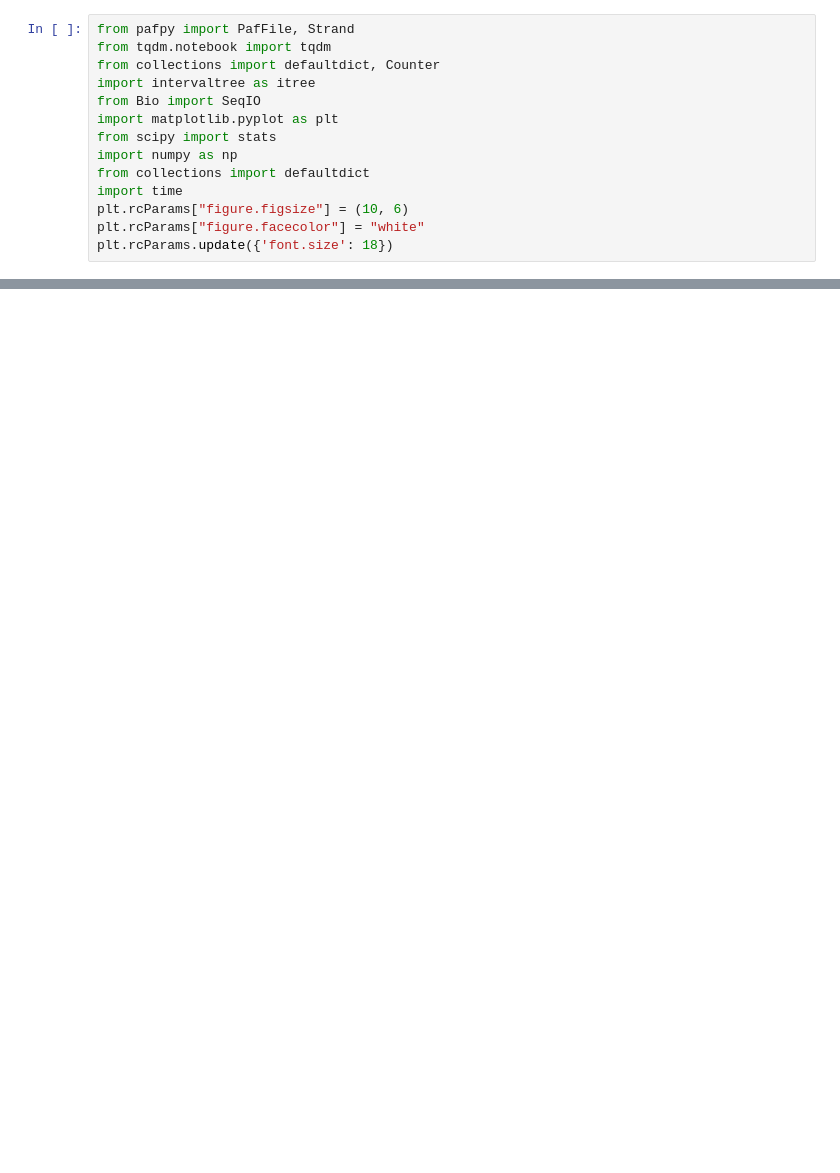
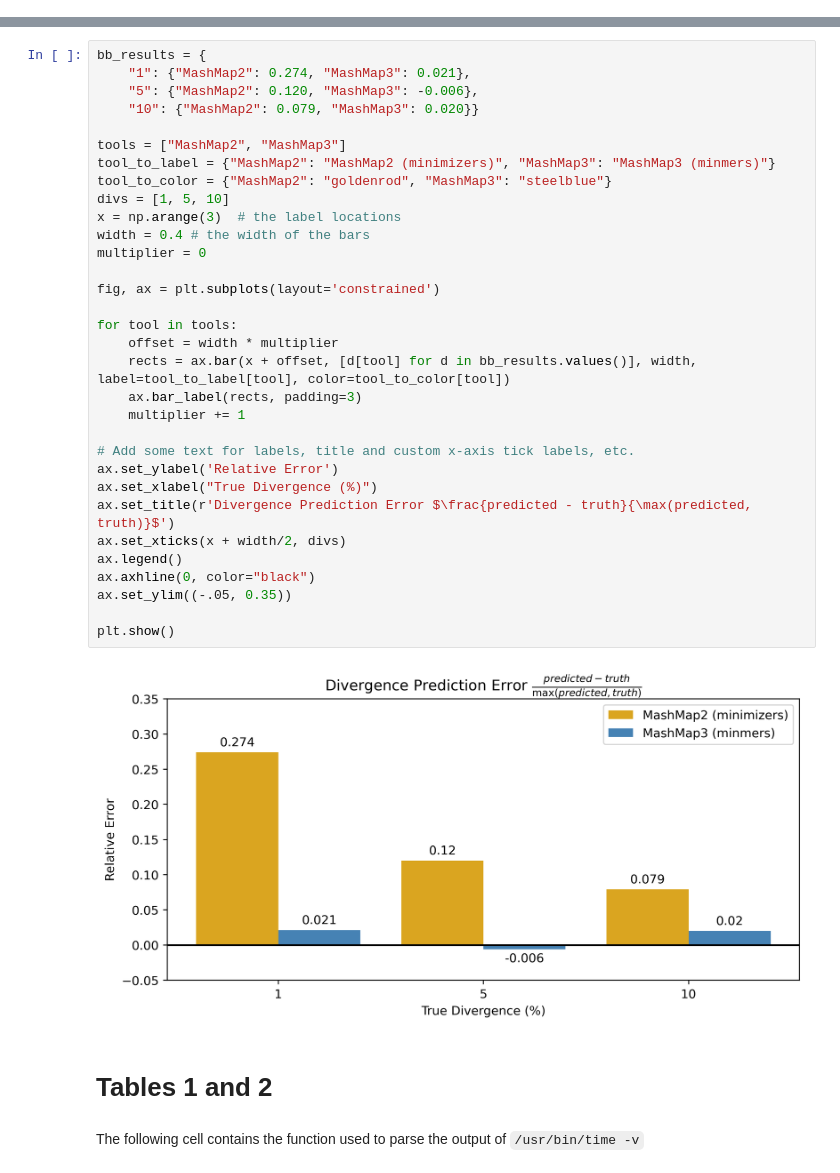
Before and after one commit to marbl/MashMap, a Jupyter notebook: scripts/MashMap3-evaluation.ipynb, the cells around one changed output, grey strips where cells are left out. Saved outputs shown, nothing was run; the diff lists cells and outputs as text; blank space fills up the shorter version.

```diff
--- a/scripts/MashMap3-evaluation.ipynb
+++ b/scripts/MashMap3-evaluation.ipynb
@@ -1,14 +0,0 @@
-# %%
-from pafpy import PafFile, Strand
-from tqdm.notebook import tqdm
-from collections import defaultdict, Counter
-import intervaltree as itree
-from Bio import SeqIO
-import matplotlib.pyplot as plt
-from scipy import stats
-import numpy as np
-from collections import defaultdict
-import time
-plt.rcParams["figure.figsize"] = (10, 6)
-plt.rcParams["figure.facecolor"] = "white"
-plt.rcParams.update({'font.size': 18})
@@ -328,0 +220,38 @@ rid_to_ANI = get_ANI_dict()
+# %%
+bb_results = {
+    "1": {"MashMap2": 0.274, "MashMap3": 0.021},
+    "5": {"MashMap2": 0.120, "MashMap3": -0.006},
+    "10": {"MashMap2": 0.079, "MashMap3": 0.020}}
+
+tools = ["MashMap2", "MashMap3"]
+tool_to_label = {"MashMap2": "MashMap2 (minimizers)", "MashMap3": "MashMap3 (minmers)"}
+tool_to_color = {"MashMap2": "goldenrod", "MashMap3": "steelblue"}
+divs = [1, 5, 10]
+x = np.arange(3)  # the label locations
+width = 0.4 # the width of the bars
+multiplier = 0
+
+fig, ax = plt.subplots(layout='constrained')
+
+for tool in tools:
+    offset = width * multiplier
+    rects = ax.bar(x + offset, [d[tool] for d in bb_results.values()], width, label=tool_to_label[tool], color=tool_to_color[tool])
+    ax.bar_label(rects, padding=3)
+    multiplier += 1
+
+# Add some text for labels, title and custom x-axis tick labels, etc.
+ax.set_ylabel('Relative Error')
+ax.set_xlabel("True Divergence (%)")
+ax.set_title(r'Divergence Prediction Error $\frac{predicted - truth}{\max(predicted, truth)}$')
+ax.set_xticks(x + width/2, divs)
+ax.legend()
+ax.axhline(0, color="black")
+ax.set_ylim((-.05, 0.35))
+
+plt.show()
+# %% [output]
+[figure, added]
+# %% [markdown]
+# Tables 1 and 2
+# %% [markdown]
+The following cell contains the function used to parse the output of `/usr/bin/time -v`
```
Also changed, not shown: parts of 45 cells of this notebook.
